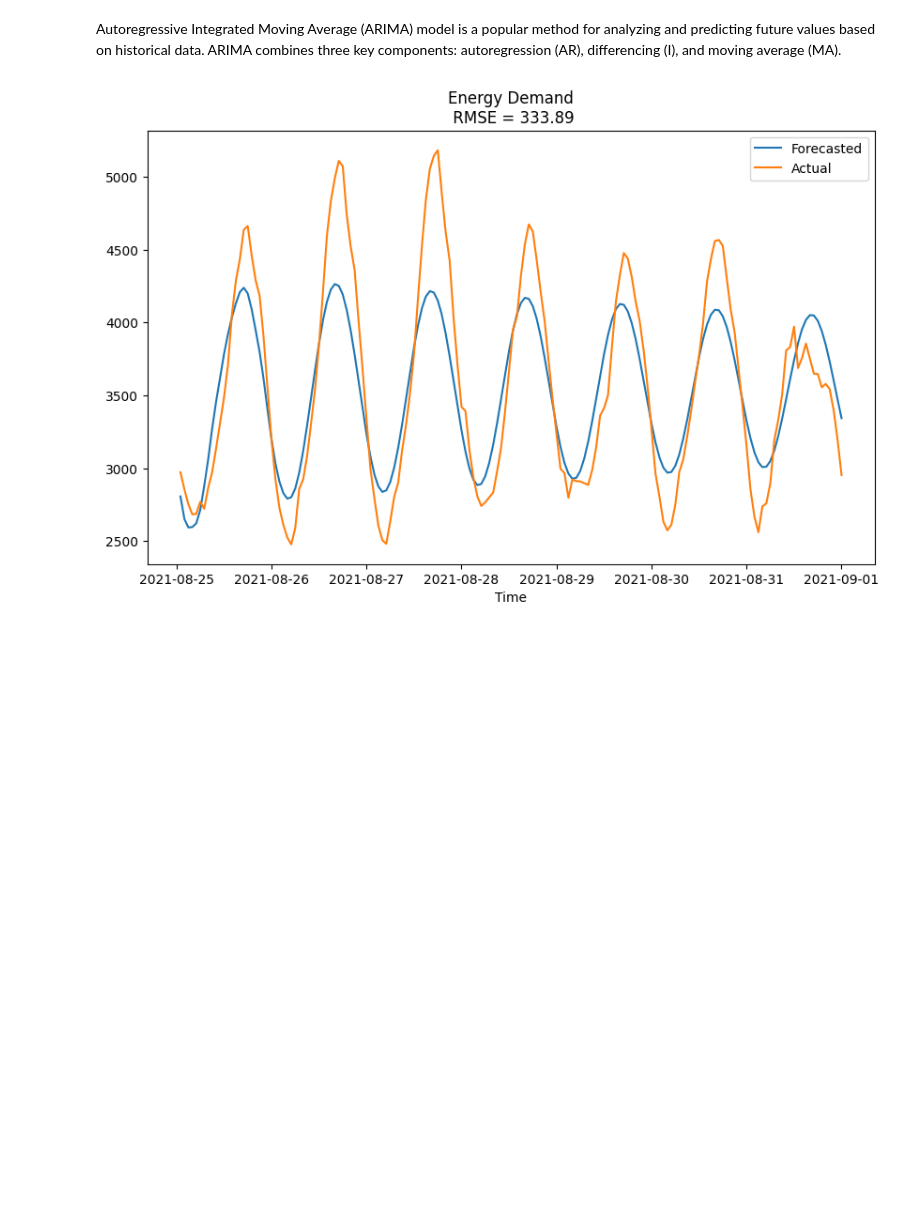
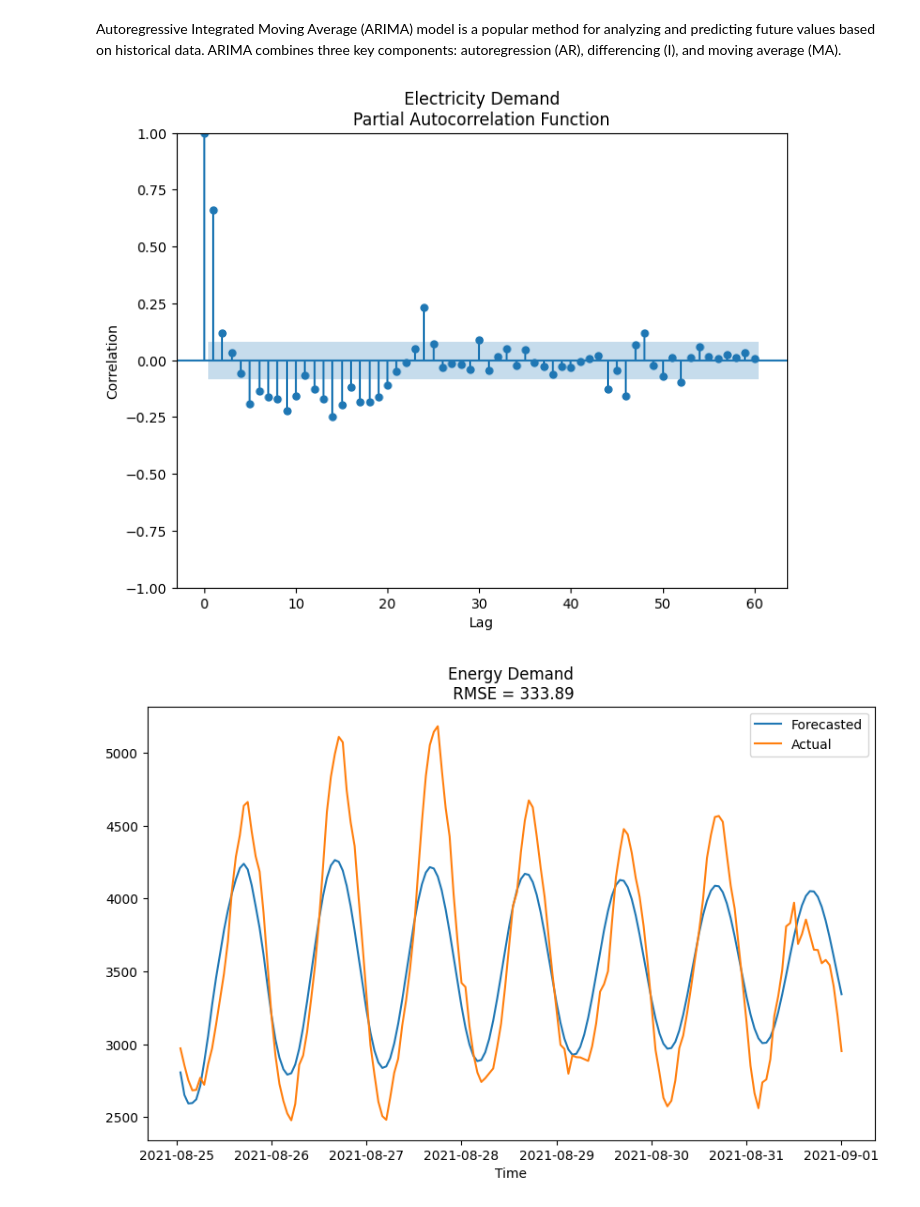
Before and after one commit to ben-schmitt/t_series_pred, a Jupyter notebook: demand_prediction.ipynb, the cells around one changed output. Drawn from its saved outputs; the diff is of its cells as text; code cells hidden in the pictures; blank space fills up the shorter version.

```diff
--- a/demand_prediction.ipynb
+++ b/demand_prediction.ipynb
@@ -210,6 +227,20 @@ Text(0, 0.5, 'Correlation')
 [figure]
 # %% [markdown]
 Autoregressive Integrated Moving Average (ARIMA) model is a popular method for analyzing and predicting future values based on historical data. ARIMA combines three key components: autoregression (AR), differencing (I), and moving average (MA).
+# %%
+from statsmodels.graphics.tsaplots import plot_pacf
+
+ser, max_lag = calc_log_ret(la_ser_beg), 60
+
+fig, ax = plt.subplots(1, 1, figsize=(8, 6))
+
+plot_pacf(ser, ax, lags=max_lag, title="Electricity Demand\nPartial Autocorrelation Function")
+ax.set_xlabel(r"Lag")
+ax.set_ylabel(r"Correlation")
+
+del fig, ax, ser, max_lag, plot_pacf
+# %% [output]
+[figure, added]
 # %%
 from statsmodels.tsa.arima.model import ARIMA
 
```
Also changed, not shown: parts of 4 cells of this notebook.
